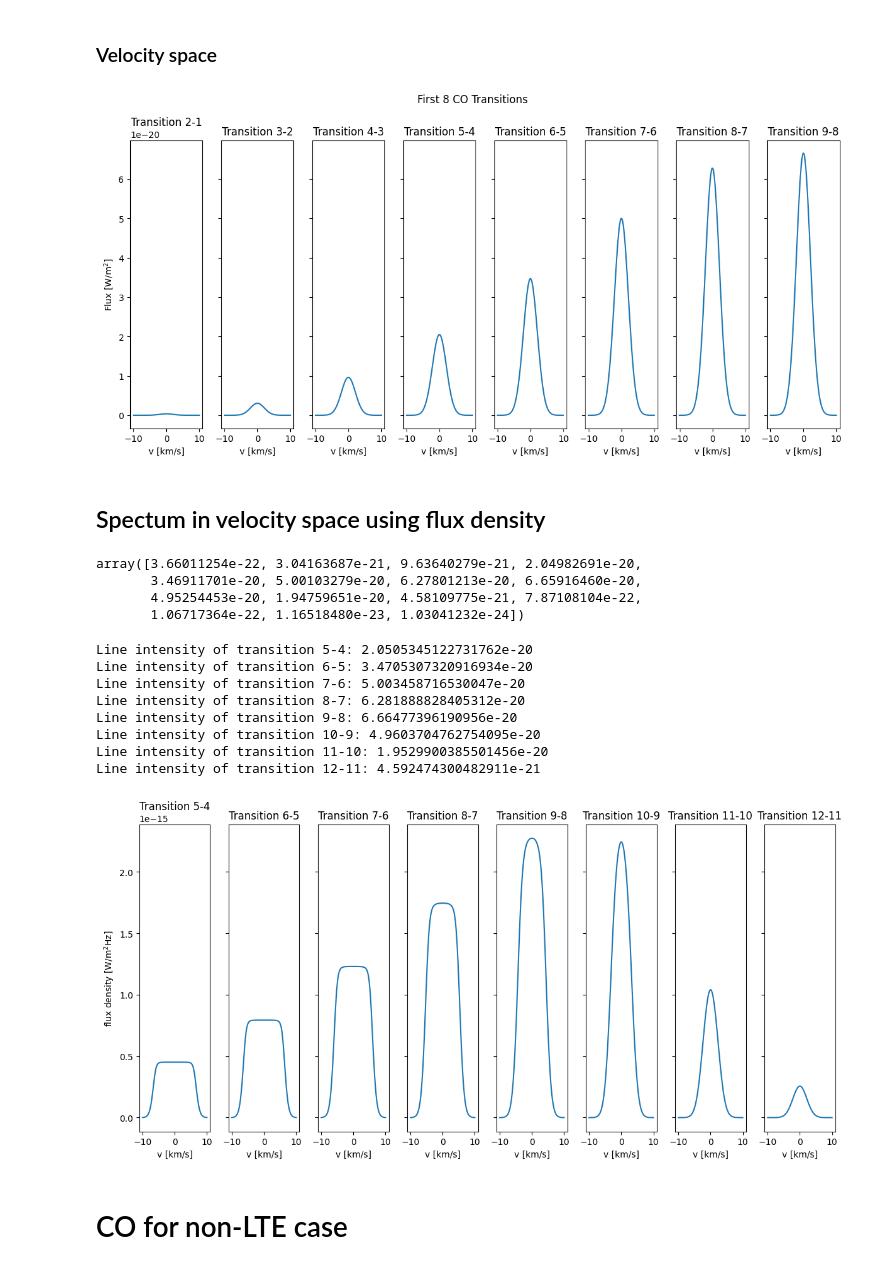
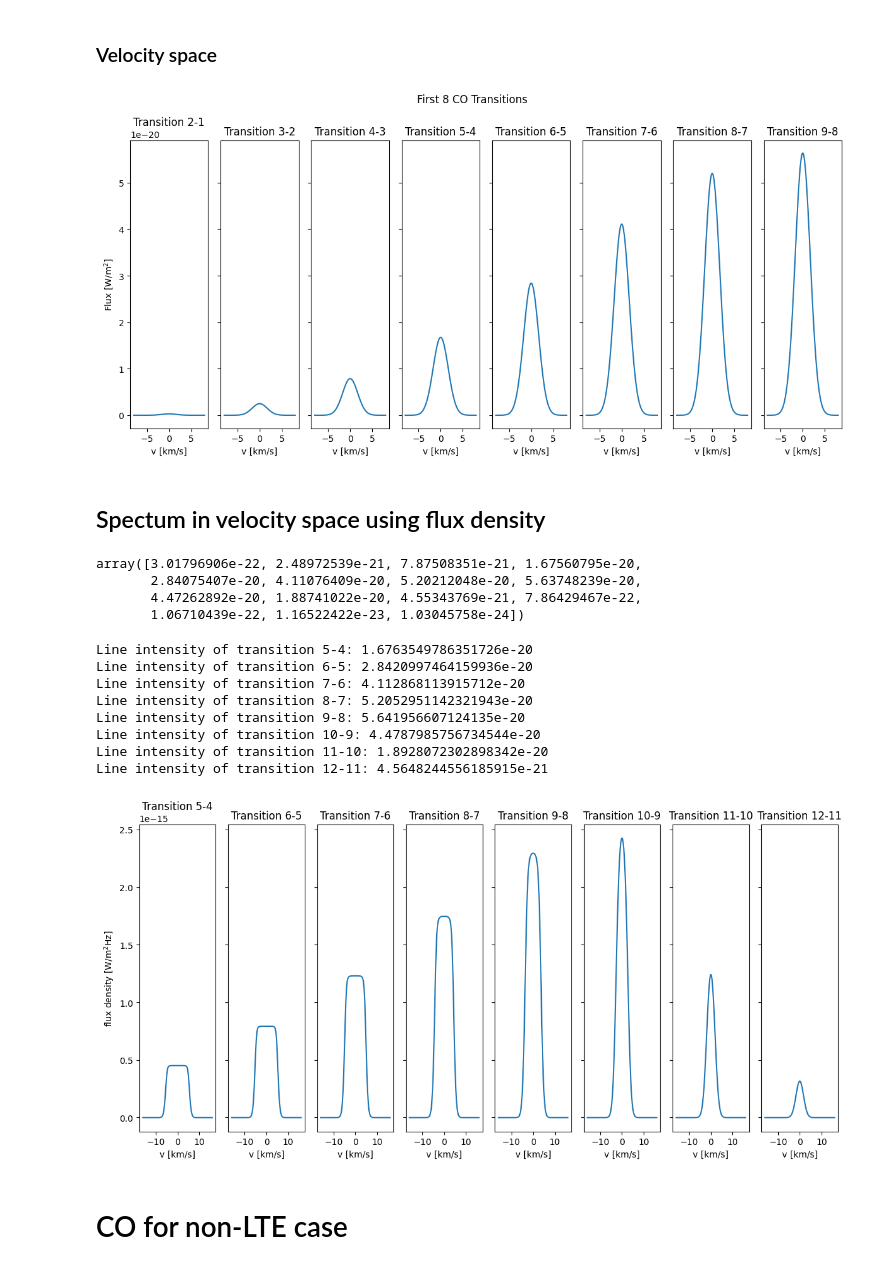
Before and after one commit to aleksej-rodano/phas0052_project, a Jupyter notebook: pythonradex_clean.ipynb, the cells around one changed output. Cells and saved outputs as stored; diff of their text form; code cells hidden in the pictures.

Commit message:
modifications to plots

```diff
--- a/pythonradex_clean.ipynb
+++ b/pythonradex_clean.ipynb
@@ -44,7 +44,7 @@ geometry = "uniform sphere"
 
 # define the parameters of the nebula
 line_profile_type = "Gaussian"  # line profile, can be "Gaussian",  “rectangular”,"LVG sphere", "LVG slab”
-width_v = 5 * constants.kilo  # line width in m/s, costants.kilo is 1 km/s
+width_v = 4 * constants.kilo  # line width in m/s, costants.kilo is 1 km/s
 
 cloud = radiative_transfer.Cloud(
     datafilepath=datafilepath,
@@ -1098,54 +1098,54 @@ axes[0].set_ylabel(r"Flux [W/m$^2$]")
 fig.tight_layout()
 plt.show()
 # %% [output]
-[figure, old version]
+[figure, new version]
 # %% [markdown]
 ## Spectum in velocity space using flux density
 # %%
 fluxCo
 # %% [output]
-array([3.66011254e-22, 3.04163687e-21, 9.63640279e-21, 2.04982691e-20,
-       3.46911701e-20, 5.00103279e-20, 6.27801213e-20, 6.65916460e-20,
-       4.95254453e-20, 1.94759651e-20, 4.58109775e-21, 7.87108104e-22,
-       1.06717364e-22, 1.16518480e-23, 1.03041232e-24])
+array([3.01796906e-22, 2.48972539e-21, 7.87508351e-21, 1.67560795e-20,
+       2.84075407e-20, 4.11076409e-20, 5.20212048e-20, 5.63748239e-20,
+       4.47262892e-20, 1.88741022e-20, 4.55343769e-21, 7.86429467e-22,
+       1.06710439e-22, 1.16522422e-23, 1.03045758e-24])
 # %%
 fig, axes = plt.subplots(nrows=1, ncols=8, figsize=(12, 6), sharey=True)
 # fig.suptitle("First 8 CO Transitions")
 
-v = np.linspace(-2 * width_v, 2 * width_v, 100)  # Velocity range in m/s
+v = np.linspace(-4 * width_v, 4 * width_v, 100)  # Velocity range in m/s
 
 # empty list to store the flux computed from the spectrum
 flux_from_spectrum = []
 
 for i in range(3, 3 + 8):
     nu0 = nu0_arrayCo[i]  # Rest frequency of transition i
     nu = nu0 * (1 - v / constants.c)  # Convert frequency to velocity
     spectrum = cloud.spectrum(nu=nu, solid_angle=source_solid_angle)  # Compute spectrum, this gives the flux density in W/m^2/Hz
 
     # integrate the spectrum to get flux
     integral = np.abs(np.trapz(spectrum, nu))
     flux_from_spectrum.append(integral)
     print(f"Line intensity of transition {i + 2}-{i + 1}: {integral}")
 
     ax = axes[i - 3]
     ax.plot(v / constants.kilo, spectrum * nu)
     ax.set_title(f"Transition {i + 2}-{i + 1}")
     ax.set_xlabel("v [km/s]")
 axes[0].set_ylabel(r"flux density [W/m$^2$Hz]")
 
 fig.tight_layout()
 plt.savefig("spectrum_velocity_space_flux_density.png")
 plt.show()
 # %% [output]
-Line intensity of transition 5-4: 2.0505345122731762e-20
-Line intensity of transition 6-5: 3.4705307320916934e-20
-Line intensity of transition 7-6: 5.003458716530047e-20
-Line intensity of transition 8-7: 6.281888828405312e-20
-Line intensity of transition 9-8: 6.66477396190956e-20
-Line intensity of transition 10-9: 4.9603704762754095e-20
-Line intensity of transition 11-10: 1.9529900385501456e-20
-Line intensity of transition 12-11: 4.592474300482911e-21
+Line intensity of transition 5-4: 1.6763549786351726e-20
+Line intensity of transition 6-5: 2.8420997464159936e-20
+Line intensity of transition 7-6: 4.112868113915712e-20
+Line intensity of transition 8-7: 5.2052951142321943e-20
+Line intensity of transition 9-8: 5.641956607124135e-20
+Line intensity of transition 10-9: 4.4787985756734544e-20
+Line intensity of transition 11-10: 1.8928072302898342e-20
+Line intensity of transition 12-11: 4.5648244556185915e-21
-[figure, old version]
+[figure, new version]
 # %% [markdown]
 # CO for non-LTE case
 # %% [markdown]
```
Also changed, not shown: parts of 20 cells of this notebook, 4 other files.
